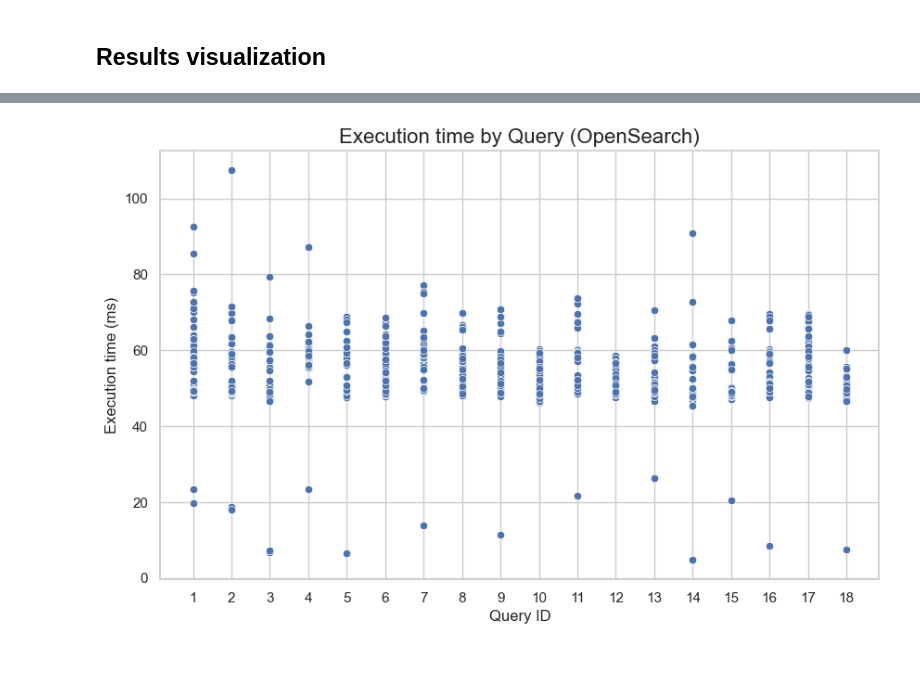
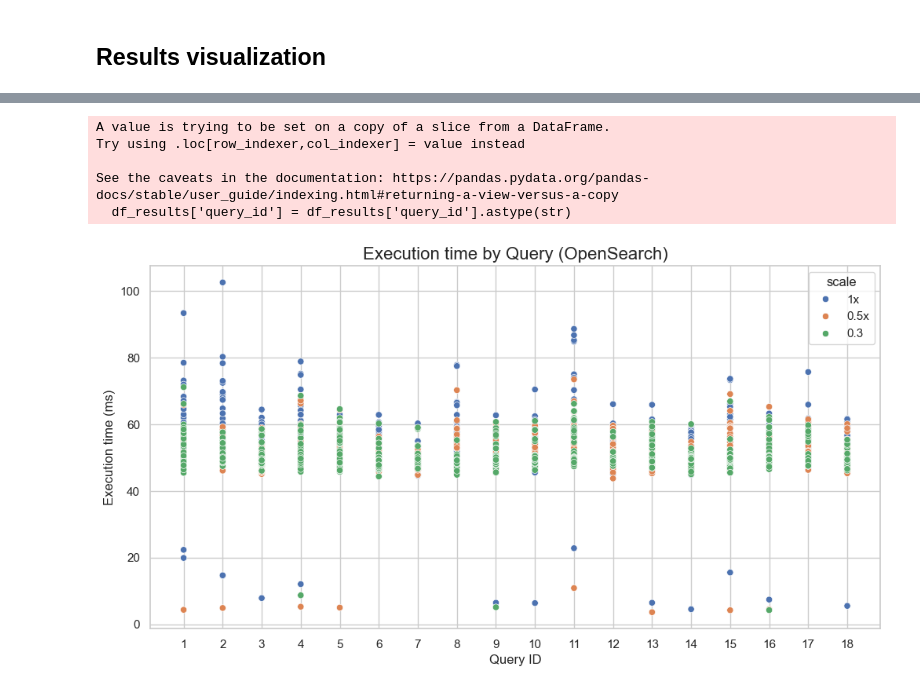
Before and after one commit to Carda01/SearchEngines_benchmark, a Jupyter notebook: opensearch/benchmark_opensearch.ipynb, the cells around one changed output, grey strips where cells are left out. Cells and saved outputs as stored; diff of their text form; code cells hidden in the pictures; blank space fills up the shorter version.

```diff
--- a/opensearch/benchmark_opensearch.ipynb
+++ b/opensearch/benchmark_opensearch.ipynb
@@ -54,7 +54,7 @@ Conection to OpenSearch succeded!
 ### Executing Queries
 # %%
 # Initialize empty dataframe
-df_results = pd.DataFrame(columns=['query_id', 'execution_time','run'])
+df_results = pd.DataFrame(columns=['query_id', 'execution_time','run', 'scale'])
 # %% [markdown]
 #### Define the number of interations for each query
 # %%
@@ -107,3 +111,6 @@ Executing query 18
 # %%
 # drop the first run to avoid cache problem
 df_results = df_results[df_results['run']!=1]
+# %%
+# Map the values in the column
+df_results['scale'] = df_results['scale'].map({1: '1x', 2: '0.5x', 3: '0.3'})
@@ -124,14 +137,19 @@ plt.show()
 # %%
-plt.figure(figsize=(10, 6))  # Set figure size
+plt.figure(figsize=(12, 6))  # Set figure size
 sns.set(style="whitegrid")  # Set the style for the plot
 df_results['query_id'] = df_results['query_id'].astype(str)
-sns.scatterplot(data=df_results, x='query_id', y='execution_time')
+sns.scatterplot(data=df_results, x='query_id', y='execution_time', hue='scale')
 # Add title and labels
 plt.title("Execution time by Query (OpenSearch)", fontsize=16)
 plt.xlabel("Query ID", fontsize=12)
 plt.ylabel("Execution time (ms)", fontsize=12)
 # Show the plot
 plt.show()
 # %% [output]
+A value is trying to be set on a copy of a slice from a DataFrame.
+Try using .loc[row_indexer,col_indexer] = value instead
+
+See the caveats in the documentation: https://pandas.pydata.org/pandas-docs/stable/user_guide/indexing.html#returning-a-view-versus-a-copy
+  df_results['query_id'] = df_results['query_id'].astype(str)
-[figure, old version]
+[figure, new version]
 # %%
```
Also changed, not shown: parts of 6 cells of this notebook, 6 other files.
